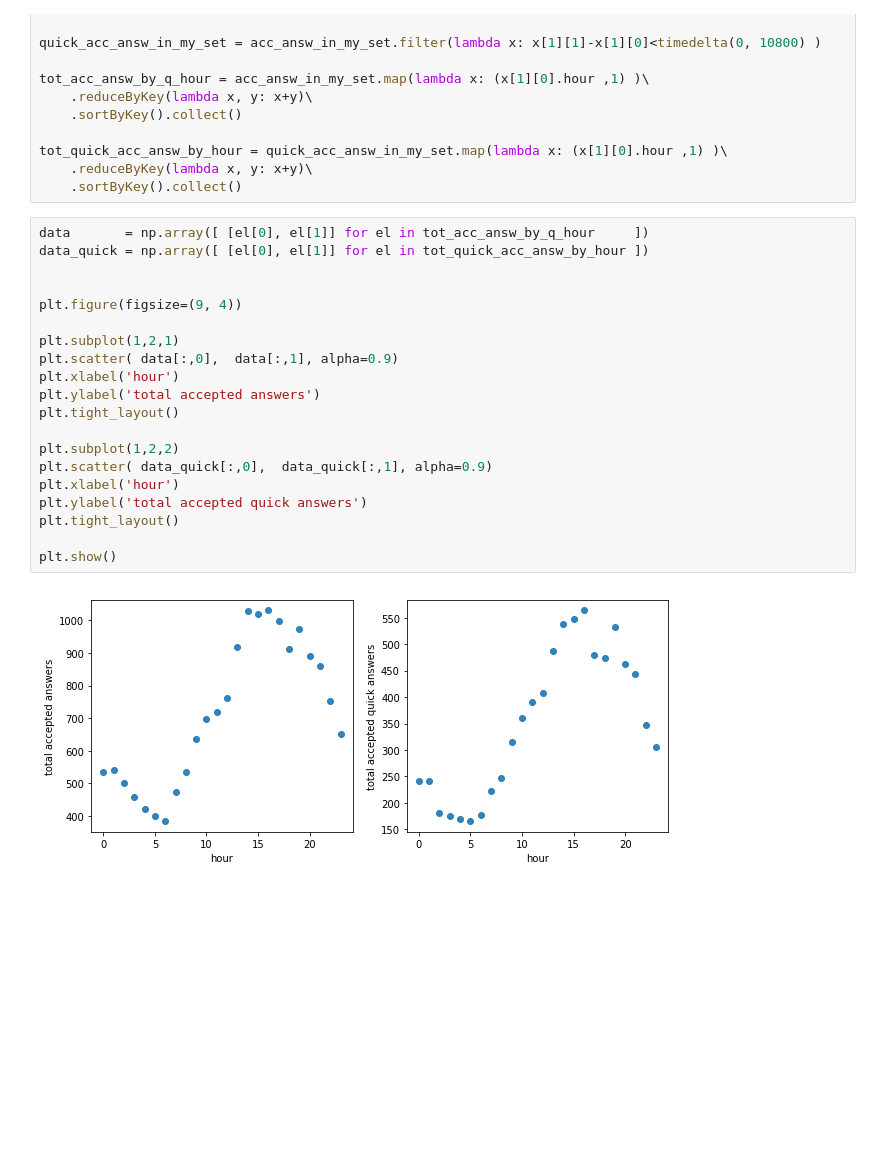
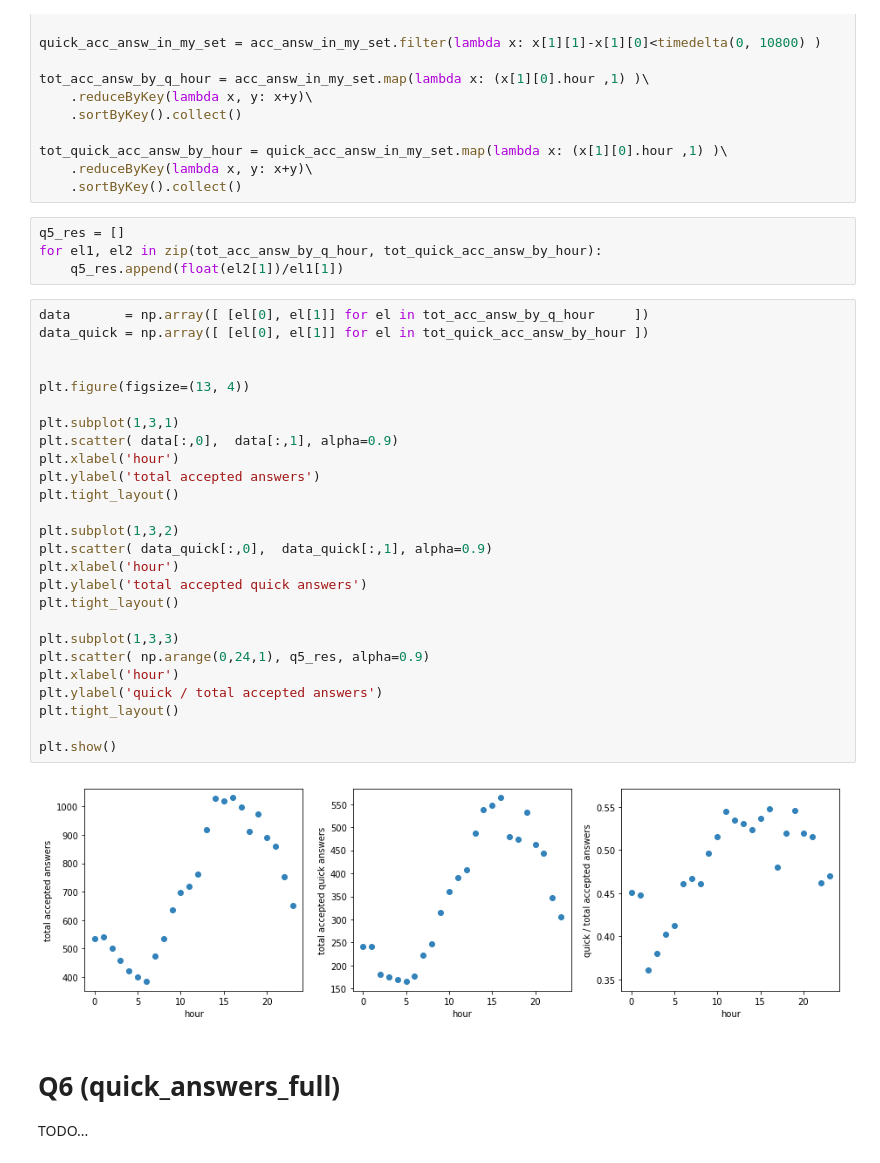
Before and after one commit to ImScientist/TDI_Spark, a Jupyter notebook: Q_spark_py36.ipynb, the cells around one changed output. Drawn from its saved outputs; the diff is of its cells as text; blank space fills up the shorter version.

```diff
--- a/Q_spark_py36.ipynb
+++ b/Q_spark_py36.ipynb
@@ -340,25 +338,38 @@ tot_acc_answ_by_q_hour = acc_answ_in_my_set.map(lambda x: (x[1][0].hour ,1) )\
 tot_quick_acc_answ_by_hour = quick_acc_answ_in_my_set.map(lambda x: (x[1][0].hour ,1) )\
     .reduceByKey(lambda x, y: x+y)\
     .sortByKey().collect()
+# %%
+q5_res = []
+for el1, el2 in zip(tot_acc_answ_by_q_hour, tot_quick_acc_answ_by_hour):
+    q5_res.append(float(el2[1])/el1[1])
 # %%
 data       = np.array([ [el[0], el[1]] for el in tot_acc_answ_by_q_hour     ])
 data_quick = np.array([ [el[0], el[1]] for el in tot_quick_acc_answ_by_hour ])
 
 
-plt.figure(figsize=(9, 4))
+plt.figure(figsize=(13, 4))
 
-plt.subplot(1,2,1)
+plt.subplot(1,3,1)
 plt.scatter( data[:,0],  data[:,1], alpha=0.9)
 plt.xlabel('hour')
 plt.ylabel('total accepted answers')
 plt.tight_layout()
 
-plt.subplot(1,2,2)
+plt.subplot(1,3,2)
 plt.scatter( data_quick[:,0],  data_quick[:,1], alpha=0.9)
 plt.xlabel('hour')
 plt.ylabel('total accepted quick answers')
 plt.tight_layout()
 
+plt.subplot(1,3,3)
+plt.scatter( np.arange(0,24,1), q5_res, alpha=0.9)
+plt.xlabel('hour')
+plt.ylabel('quick / total accepted answers')
+plt.tight_layout()
+
 plt.show()
 # %% [output]
-[figure, old version]
+[figure, new version]
+# %% [markdown]
+# Q6 (quick_answers_full)
+TODO...
```
Also changed, not shown: parts of 15 cells of this notebook.
